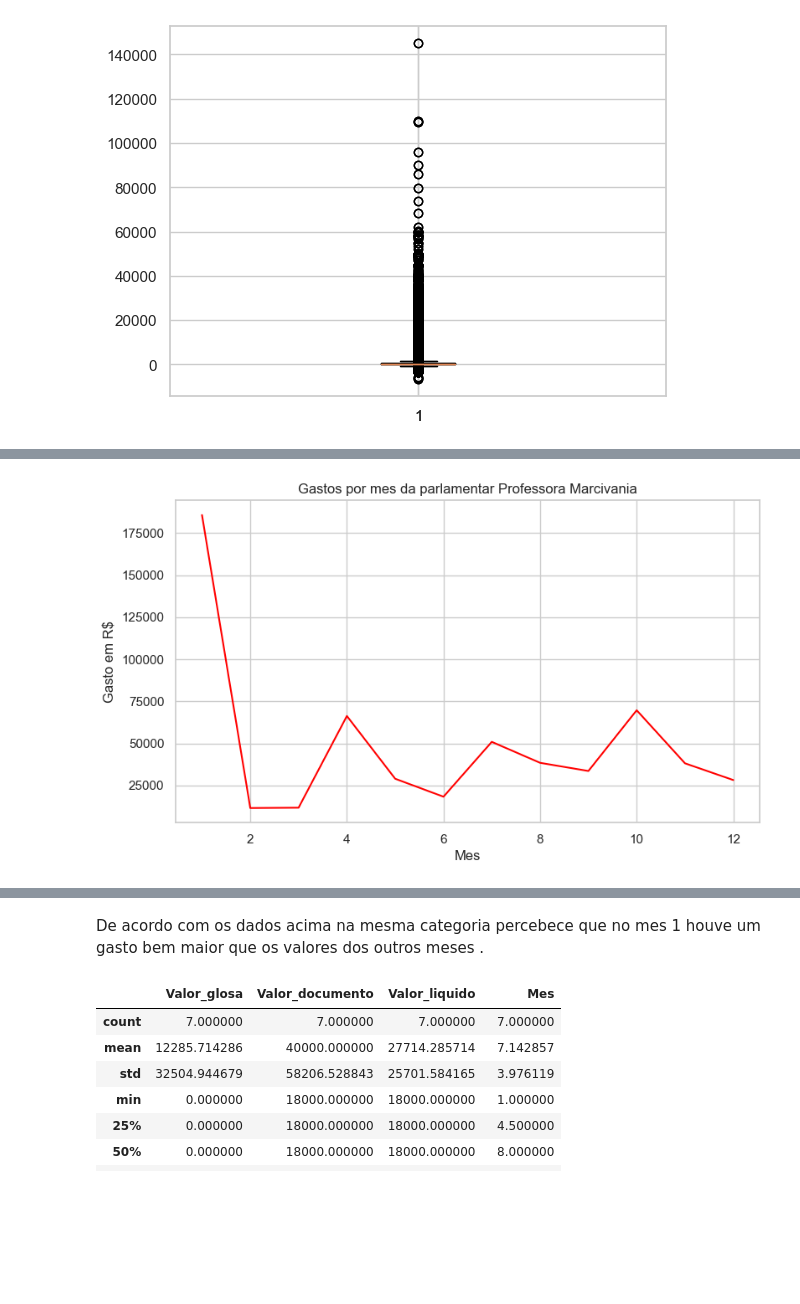
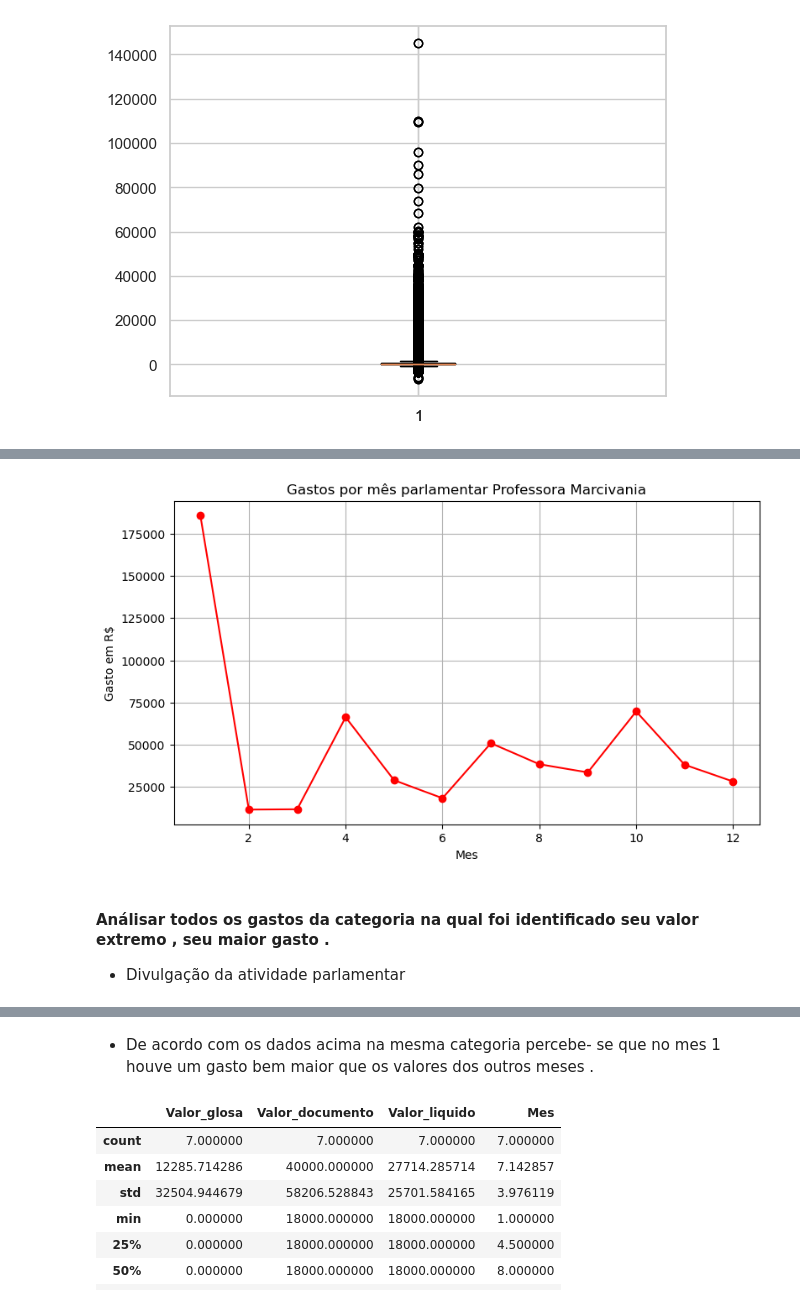
Before and after one commit to Joasjonson/Cota_parlamentar, a Jupyter notebook: Análise cotas.ipynb, the cells around one changed output, grey strips where cells are left out. Cells and saved outputs as stored; diff of their text form; code cells hidden in the pictures; blank space fills up the shorter version.

```diff
--- a/Análise cotas.ipynb
+++ b/Análise cotas.ipynb
@@ -276,12 +321,17 @@ pm.describe(include='all').round()
 # %%
-# Plot
 plot_pm = pm.groupby('Mes')['Valor_documento'].sum()
-plot_pm.plot(title='Gastos por mes da parlamentar Professora Marcivania', color='red', figsize=(9,5), grid=True)
+plot_pm.plot(title='Gastos por mês parlamentar Professora Marcivania', color='red',marker='o', figsize=(9,5), grid=True)
 plt.ylabel('Gasto em R$')
 plt.xlabel('Mes')
 plt.show()
 # %% [output]
-[figure, old version]
+[figure, new version]
+# %% [markdown]
+#### Análisar todos os gastos da categoria na qual foi identificado seu valor extremo , seu maior gasto .
+
+
+
+- Divulgação da atividade parlamentar
 # %%
 # Filtro de todos os gastos dessa categoria para verificar os valores .
 pm[pm['Descricao'] == 'DIVULGAÇÃO DA ATIVIDADE PARLAMENTAR.']
@@ -295,7 +345,7 @@ pm[pm['Descricao'] == 'DIVULGAÇÃO DA ATIVIDADE PARLAMENTAR.']
 | 111056 | Professora Marcivania | AP | PCdoB | DIVULGAÇÃO DA ATIVIDADE PARLAMENTAR. | 0.0 | 18000.0 | 18000.0 | 9 |
 | 111057 | Professora Marcivania | AP | PCdoB | DIVULGAÇÃO DA ATIVIDADE PARLAMENTAR. | 0.0 | 18000.0 | 18000.0 | 11 |
 # %% [markdown]
-De acordo com os dados acima na mesma categoria percebece que no mes 1 houve um gasto bem maior que os valores dos outros meses .
+- De acordo com os dados acima na mesma categoria percebe- se que no mes 1 houve um gasto bem maior que os valores dos outros meses .
 # %%
 pm[pm['Descricao'] == 'DIVULGAÇÃO DA ATIVIDADE PARLAMENTAR.'].describe()
 # %% [output]
```
Also changed, not shown: parts of 35 cells of this notebook.
